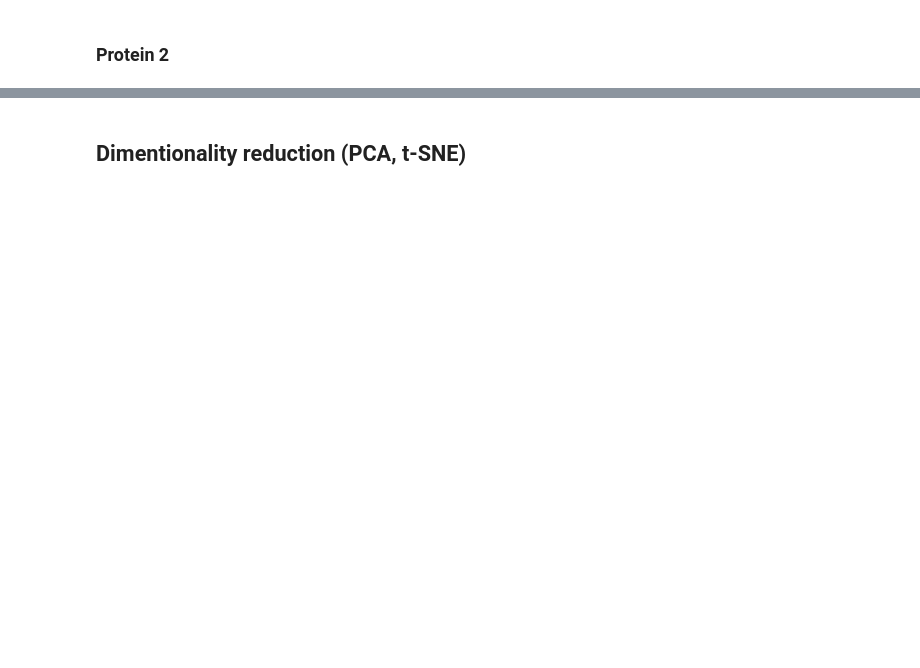
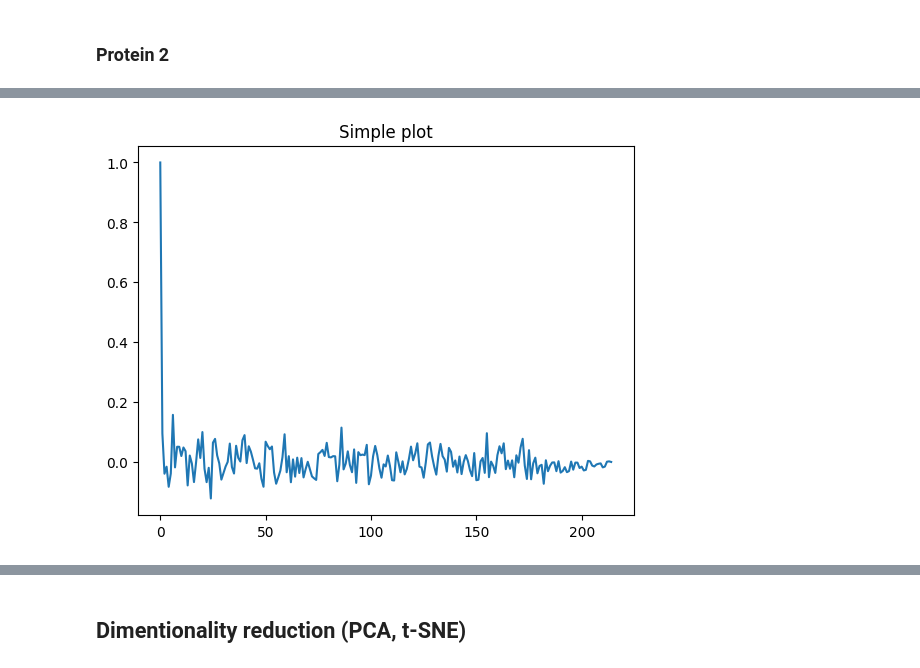
Before and after one commit to SoFar3/protein-structural-similarity, a Jupyter notebook: notebooks/esm.ipynb, the cells around one changed output, grey strips where cells are left out. Saved outputs shown, nothing was run; the diff lists cells and outputs as text; code cells hidden in the pictures; blank space fills up the shorter version.

```diff
--- a/notebooks/esm.ipynb
+++ b/notebooks/esm.ipynb
@@ -355,0 +285,4 @@ pair_emb2.shape
+# %%
+plot.simple_plot(autocorr_emb1[65])
+# %% [output]
+[figure, added]
```
Also changed, not shown: parts of 121 cells of this notebook, 11 other files.
